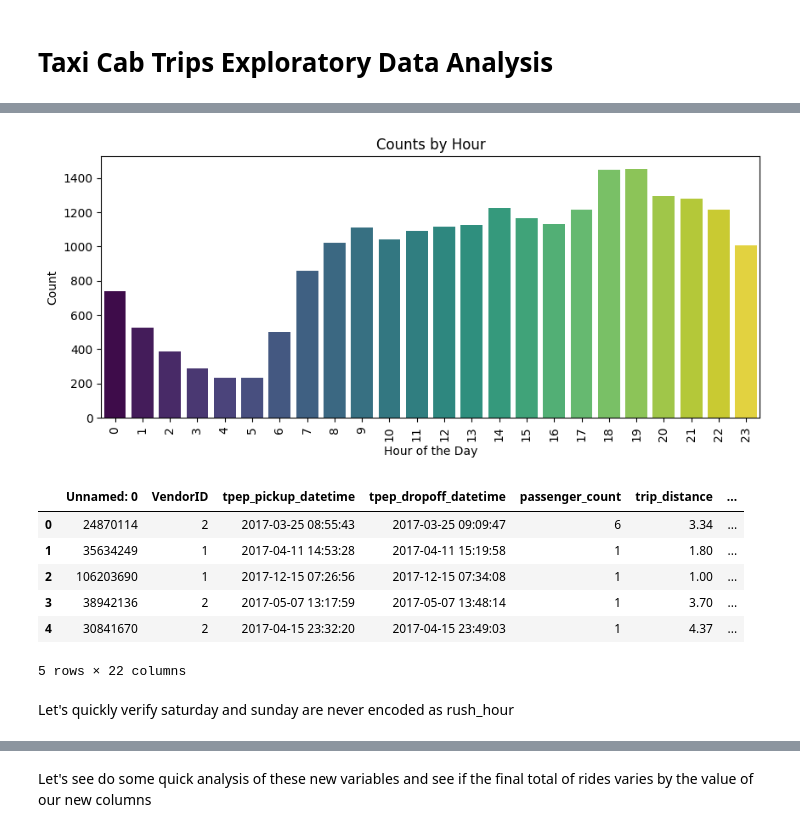
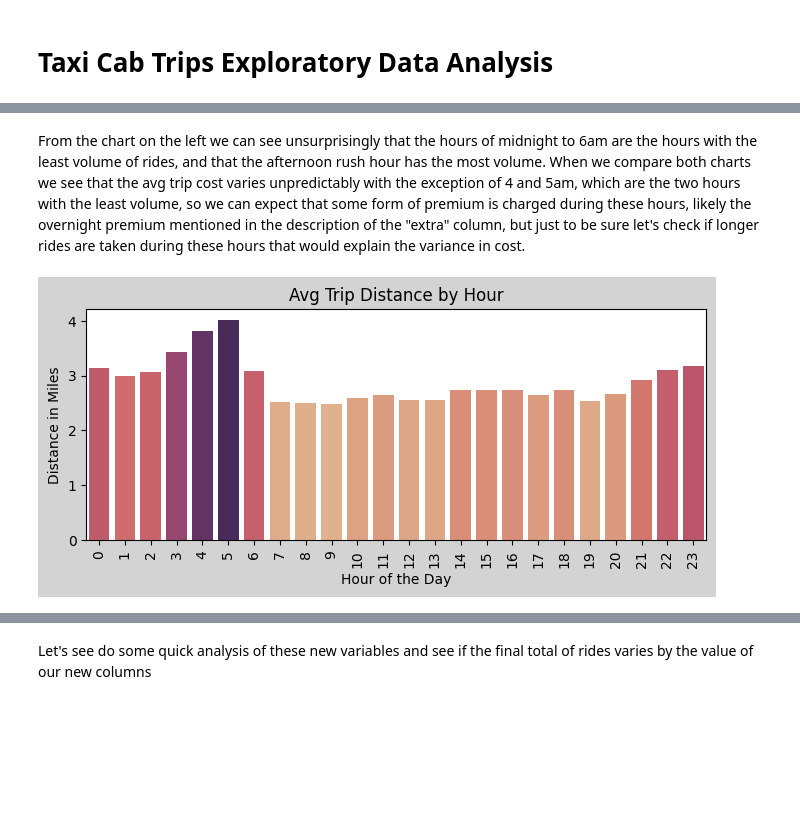
Before and after one commit to DonFetti/TaxiCab_Project, a Jupyter notebook: taxi_exploratory.ipynb, the cells around one changed output, grey strips where cells are left out. Drawn from its saved outputs; the diff is of its cells as text; code cells hidden in the pictures; blank space fills up the shorter version.

```diff
--- a/taxi_exploratory.ipynb
+++ b/taxi_exploratory.ipynb
@@ -81,0 +7,3 @@ by_hour_rides = df["hour"].value_counts().sort_values(ascending=False)
+# %%
+df = pd.read_csv("taxicab_prepped.csv")
+df.head()
@@ -82,29 +81,18 @@ by_hour_rides = df["hour"].value_counts().sort_values(ascending=False)
+# %% [markdown]
+From the chart on the left we can see unsurprisingly that the hours of midnight to 6am are the hours with the least volume of rides, and that the afternoon rush hour has the most volume. When we compare both charts we see that the avg trip cost varies unpredictably with the exception of 4 and 5am, which are the two hours with the least volume, so we can expect that some form of premium is charged during these hours, likely the overnight premium mentioned in the description of the "extra" column, but just to be sure let's check if longer rides are taken during these hours that would explain the variance in cost.
 # %%
-# Plotting a bar chart
-plt.figure(figsize=(10, 4))
-sns.barplot(x=by_hour_rides.index, y=by_hour_rides.values, palette='viridis', hue = by_hour_rides.index, legend = False)
-plt.title('Counts by Hour')
+by_hour_distance = df.groupby("hour")["trip_distance"].mean()
+
+plt.figure(figsize=(8, 3))
+plt.gcf().set_facecolor('lightgrey')
+
+# Plot the bar chart
+sns.barplot(x=by_hour_distance.index, y=by_hour_distance.values, palette='flare', hue = by_hour_distance.values, legend = False)
+plt.title('Avg Trip Distance by Hour')
 plt.xlabel('Hour of the Day')
-plt.ylabel('Count')
+plt.ylabel('Distance in Miles')
 plt.xticks(rotation=90)  # Rotate x-axis labels for better readability
+
 plt.show()
 # %% [output]
-[figure, old version]
+[figure, new version]
-# %%
-def is_rush_hour(hour, day):
-    return ((6 <= hour < 10) or (16 <= hour < 20)) and ((day != "saturday") and (day != "sunday"))
-df["rush_hour"] = df.apply(lambda x: 1 if is_rush_hour(x["hour"], x["day"]) else 0, axis = 1)
-
-# Remove the hour column and print the first rows to ensure the new columns were added
-df.drop("hour", axis = 1, inplace = True)
-df.head(5)
-# %% [output]
-|  | Unnamed: 0 | VendorID | tpep_pickup_datetime | tpep_dropoff_datetime | passenger_count | trip_distance | ... |
-| 0 | 24870114 | 2 | 2017-03-25 08:55:43 | 2017-03-25 09:09:47 | 6 | 3.34 | ... |
-| 1 | 35634249 | 1 | 2017-04-11 14:53:28 | 2017-04-11 15:19:58 | 1 | 1.80 | ... |
-| 2 | 106203690 | 1 | 2017-12-15 07:26:56 | 2017-12-15 07:34:08 | 1 | 1.00 | ... |
-| 3 | 38942136 | 2 | 2017-05-07 13:17:59 | 2017-05-07 13:48:14 | 1 | 3.70 | ... |
-| 4 | 30841670 | 2 | 2017-04-15 23:32:20 | 2017-04-15 23:49:03 | 1 | 4.37 | ... |
-5 rows × 22 columns
-# %% [markdown]
-Let's quickly verify saturday and sunday are never encoded as rush_hour
```
Also changed, not shown: parts of 56 cells of this notebook.
